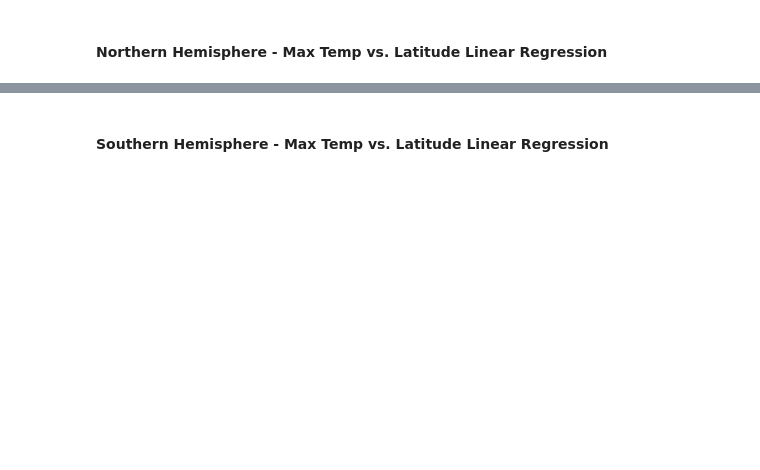
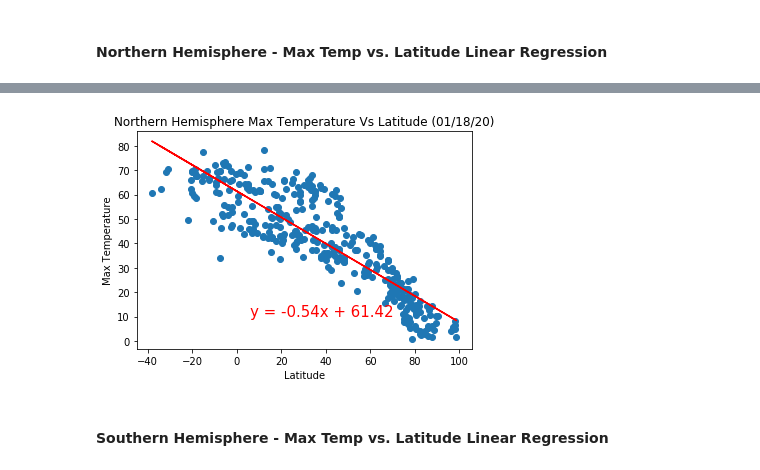
Before and after one commit to whatwillnjdo/python-api-challenge, a Jupyter notebook: WeatherPy.ipynb, the cells around one changed output, grey strips where cells are left out. Saved outputs shown, nothing was run; the diff lists cells and outputs as text; code cells hidden in the pictures; blank space fills up the shorter version.

```diff
--- a/WeatherPy.ipynb
+++ b/WeatherPy.ipynb
@@ -210,3 +213,12 @@ plt.show()
+# %%
+# OPTIONAL: Create a function to create Linear Regression plots
+def linear_regression_plotter(yaxis, xaxis):
+    (slope, intercept, rvalue, pvalue, stderr) = linregress(yaxis, xaxis)
+    regress_values = yaxis * slope + intercept
+    line_eq = "y = " + str(round(slope,2)) + "x + " + str(round(intercept,2))
+    plt.scatter(yaxis, xaxis)
+    plt.plot(yaxis,regress_values,"r-")
+    plt.annotate(line_eq,(6,10),fontsize=15,color="red")
 # %%
 # Create Northern and Southern Hemisphere DataFrames
 north_hemisphere_cities = city_df.loc[city_df['lat'] >= 0]
@@ -250,2 +228,14 @@ The r-squared is: -0.8151657406810827
+# %%
+#Northern Hemisphere - Temperature (F) vs. Latitude
+yaxis = north_hemisphere_cities['Temp']
+xaxis = north_hemisphere_cities['lat']
+linear_regression_plotter(yaxis, xaxis)
+plt.xlabel('Latitude')
+plt.ylabel('Max Temperature')
+plt.title(f'Northern Hemisphere Max Temperature Vs Latitude ({today_date})')
+plt.savefig(f"Images/Northern Hemisphere Max Temperature Vs Latitude")
+plt.show()
+# %% [output]
+[figure, added]
 # %% [markdown]
 ####  Southern Hemisphere - Max Temp vs. Latitude Linear Regression
```
Also changed, not shown: parts of 27 cells of this notebook, 14 other files.
